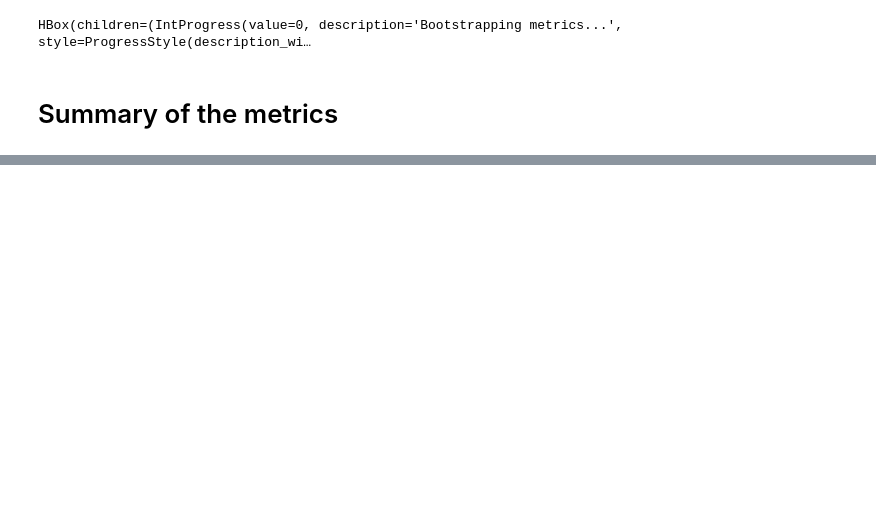
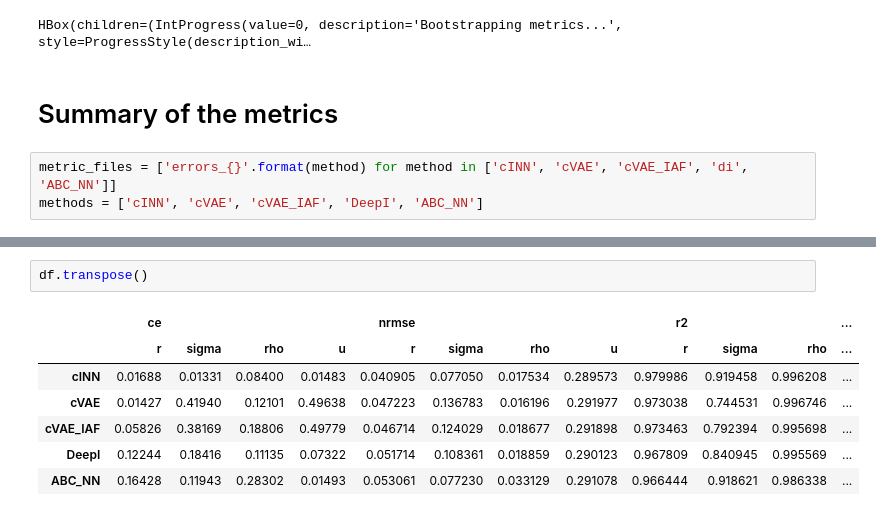
Before and after one commit to stefanradev93/cINN, a Jupyter notebook: Ricker_Comparison.ipynb, the cells around one changed output, grey strips where cells are left out. Drawn from its saved outputs; the diff is of its cells as text; blank space fills up the shorter version.

```diff
--- a/Ricker_Comparison.ipynb
+++ b/Ricker_Comparison.ipynb
@@ -707,3 +732,6 @@ pickle.dump(b, open('results/errors_ABC_INN.pkl', 'wb+'))
 HBox(children=(IntProgress(value=0, description='Bootstrapping metrics...', style=ProgressStyle(description_wi…
 # %% [markdown]
 # Summary of the metrics
+# %%
+metric_files = ['errors_{}'.format(method) for method in ['cINN', 'cVAE', 'cVAE_IAF', 'di', 'ABC_NN']]
+methods = ['cINN', 'cVAE', 'cVAE_IAF', 'DeepI', 'ABC_NN']
@@ -709,0 +783,10 @@ HBox(children=(IntProgress(value=0, description='Bootstrapping metrics...', styl
+# %%
+df.transpose()
+# %% [output]
+|  | ce |  |  |  | nrmse |  |  |  | r2 |  |  | ... |
+|  | r | sigma | rho | u | r | sigma | rho | u | r | sigma | rho | ... |
+| cINN | 0.01688 | 0.01331 | 0.08400 | 0.01483 | 0.040905 | 0.077050 | 0.017534 | 0.289573 | 0.979986 | 0.919458 | 0.996208 | ... |
+| cVAE | 0.01427 | 0.41940 | 0.12101 | 0.49638 | 0.047223 | 0.136783 | 0.016196 | 0.291977 | 0.973038 | 0.744531 | 0.996746 | ... |
+| cVAE_IAF | 0.05826 | 0.38169 | 0.18806 | 0.49779 | 0.046714 | 0.124029 | 0.018677 | 0.291898 | 0.973463 | 0.792394 | 0.995698 | ... |
+| DeepI | 0.12244 | 0.18416 | 0.11135 | 0.07322 | 0.051714 | 0.108361 | 0.018859 | 0.290123 | 0.967809 | 0.840945 | 0.995569 | ... |
+| ABC_NN | 0.16428 | 0.11943 | 0.28302 | 0.01493 | 0.053061 | 0.077230 | 0.033129 | 0.291078 | 0.966444 | 0.918621 | 0.986338 | ... |
```
Also changed, not shown: parts of 29 cells of this notebook, 26 other files.
